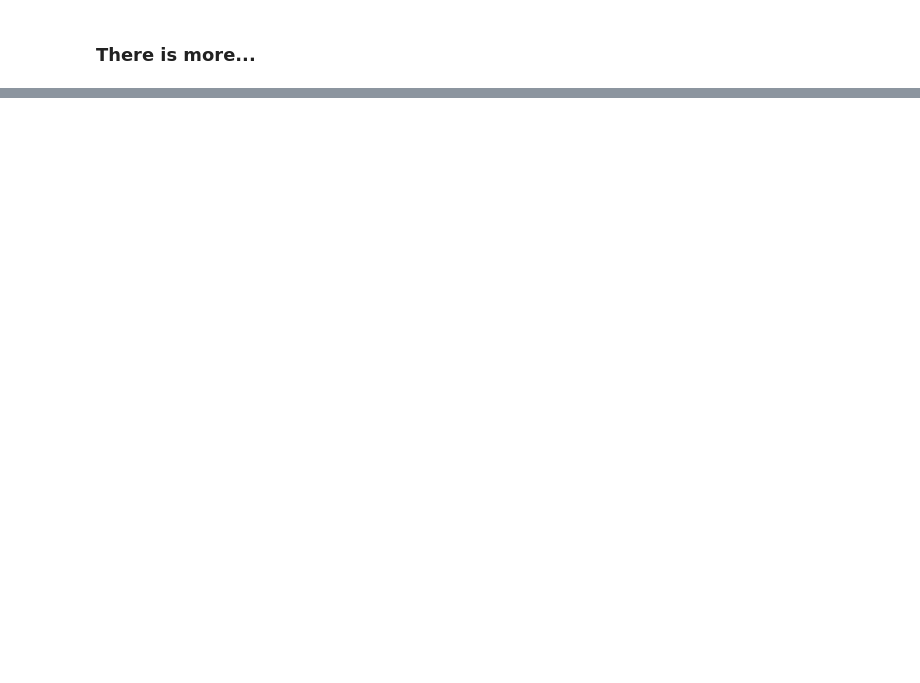
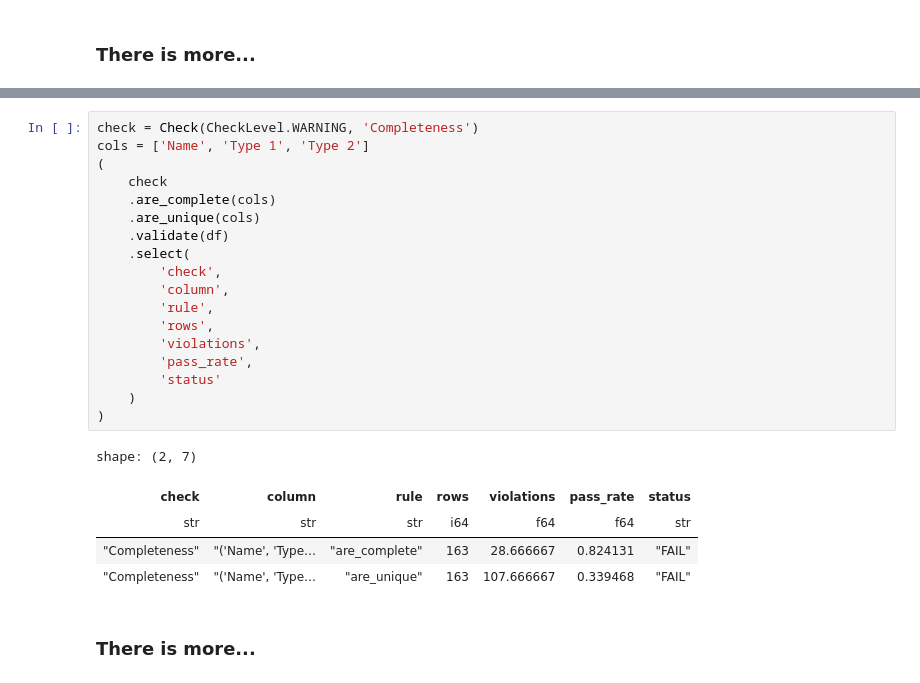
Before and after one commit to PacktPublishing/Polars-Cookbook, a Jupyter notebook: Chapter12/ch12.ipynb, the cells around one changed output, grey strips where cells are left out. Saved outputs shown, nothing was run; the diff lists cells and outputs as text; blank space fills up the shorter version.

```diff
--- a/Chapter12/ch12.ipynb
+++ b/Chapter12/ch12.ipynb
@@ -253,0 +352,26 @@ print(
+# %%
+check = Check(CheckLevel.WARNING, 'Completeness')
+cols = ['Name', 'Type 1', 'Type 2']
+(
+    check
+    .are_complete(cols)
+    .are_unique(cols)
+    .validate(df)
+    .select(
+        'check',
+        'column',
+        'rule',
+        'rows',
+        'violations',
+        'pass_rate',
+        'status'
+    )
+)
+# %% [output]
+shape: (2, 7)
+| check | column | rule | rows | violations | pass_rate | status |
+| str | str | str | i64 | f64 | f64 | str |
+| "Completeness" | "('Name', 'Type… | "are_complete" | 163 | 28.666667 | 0.824131 | "FAIL" |
+| "Completeness" | "('Name', 'Type… | "are_unique" | 163 | 107.666667 | 0.339468 | "FAIL" |
+# %% [markdown]
+### There is more...
```
Also changed, not shown: parts of 9 cells of this notebook.
